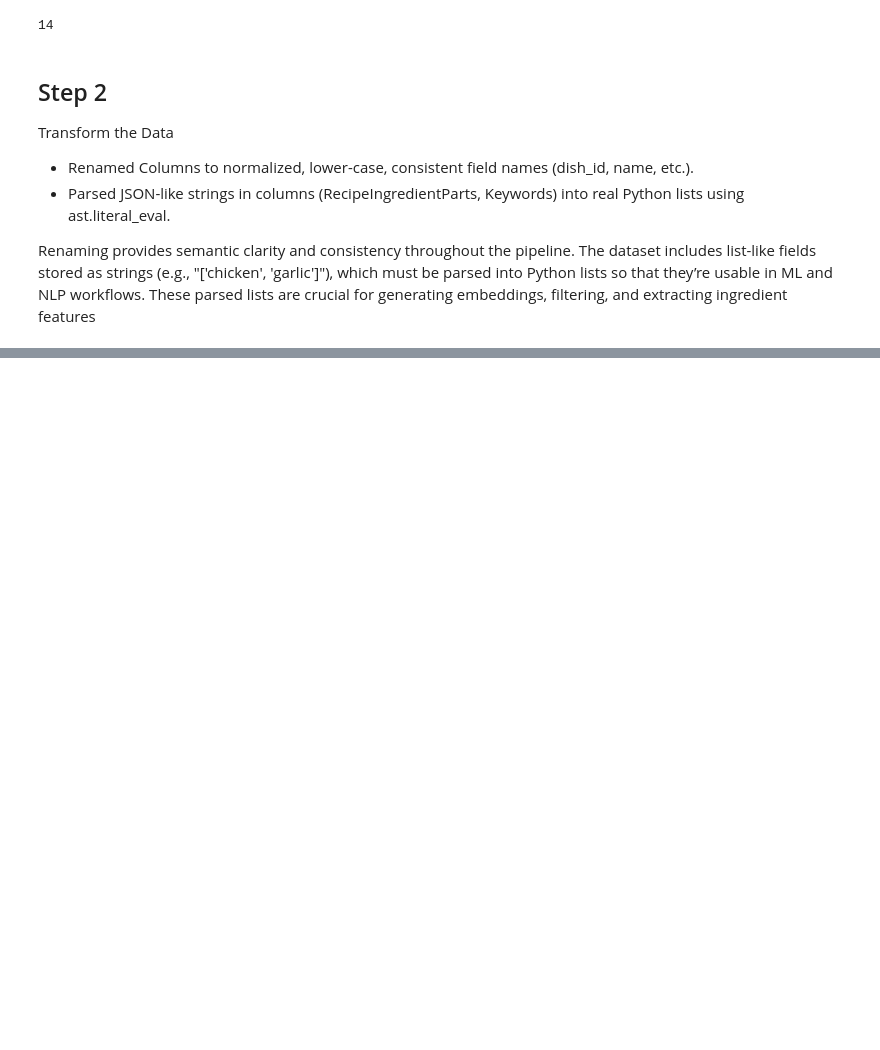
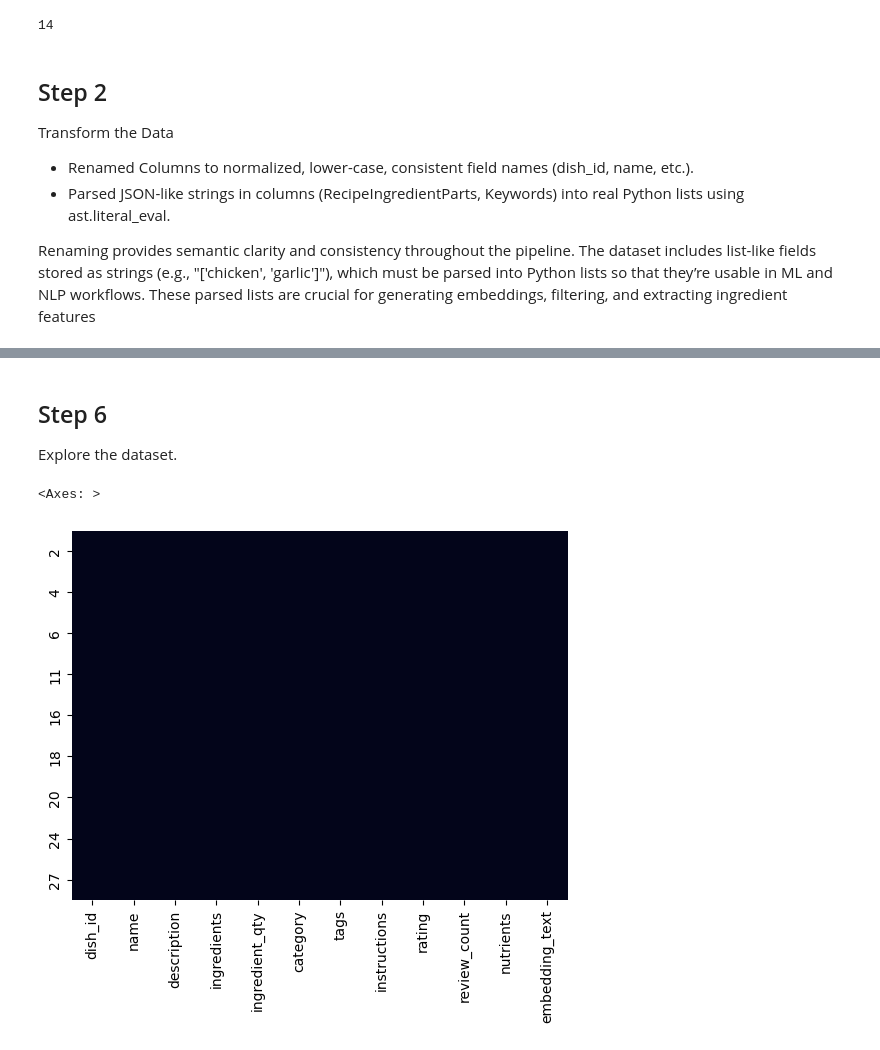
Before and after one commit to josevarghese80/MLDemo, a Jupyter notebook: DishRecommendation.ipynb, the cells around one changed output, grey strips where cells are left out. Drawn from its saved outputs; the diff is of its cells as text; code cells hidden in the pictures; blank space fills up the shorter version.

```diff
--- a/DishRecommendation.ipynb
+++ b/DishRecommendation.ipynb
@@ -151,0 +160,4 @@ df_clean.drop(columns=['Calories', 'ProteinContent', 'FatContent', 'Carbohydrate
+# %%
+df_clean = df_clean[df_clean['ingredients'].apply(len) > 2]
+df_clean = df_clean[df_clean['review_count'] >= 5]
+df_clean = df_clean[df_clean['rating'].notnull()]
@@ -151,0 +176,3 @@ df_clean.drop(columns=['Calories', 'ProteinContent', 'FatContent', 'Carbohydrate
+# %%
+df_clean['embedding_text'] = df_clean.apply(lambda row:
+    f"{row['name']}. {row['description'] or ''}. Ingredients: {', '.join(row['ingredients'])}.", axis=1)
@@ -151,0 +194,10 @@ df_clean.drop(columns=['Calories', 'ProteinContent', 'FatContent', 'Carbohydrate
+# %% [markdown]
+## Step 6
+
+Explore the dataset.
+# %%
+# If there are any null values the will show up as a brighter color. In this case we have no null
+sns.heatmap(df_clean.isnull(), cbar = False)
+# %% [output]
+<Axes: >
+[figure, added]
```
Also changed, not shown: parts of 10 cells of this notebook.
